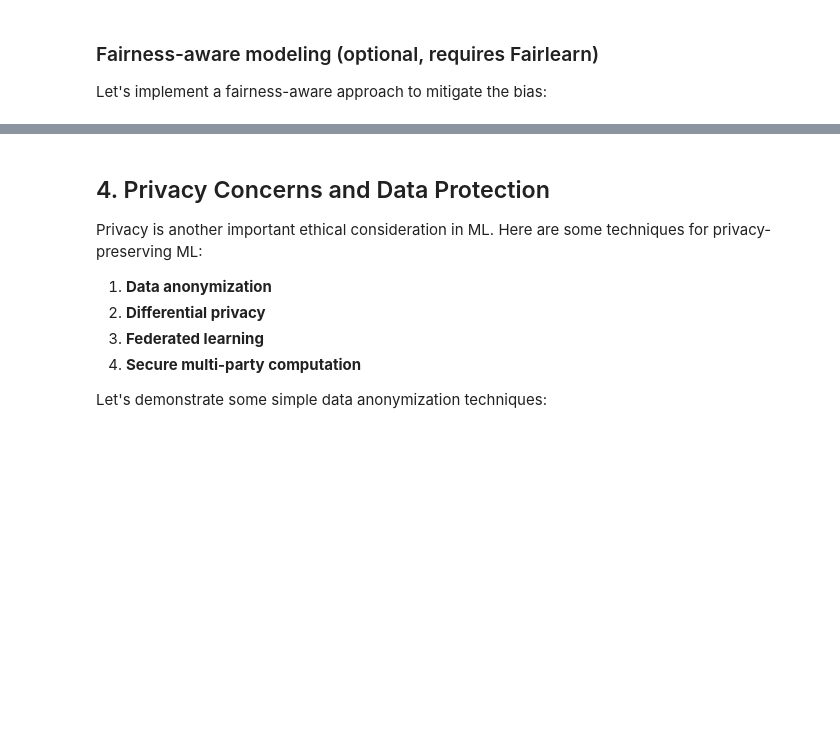
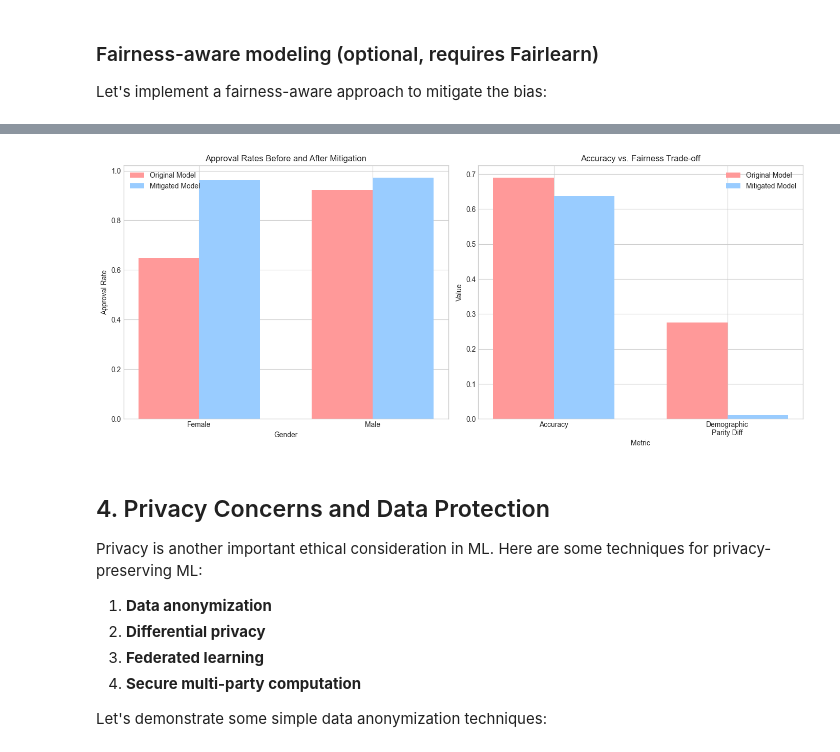
Before and after one commit to pavelklos/ai-ml, a Jupyter notebook: 2-ML/02-01-20.ipynb, the cells around one changed output, grey strips where cells are left out. Saved outputs shown, nothing was run; the diff lists cells and outputs as text; code cells hidden in the pictures; blank space fills up the shorter version.

```diff
--- a/2-ML/02-01-20.ipynb
+++ b/2-ML/02-01-20.ipynb
@@ -394,0 +657,89 @@ else:
+# %%
+# This cell will only run if Fairlearn is available
+if FAIRLEARN_AVAILABLE:
+    # Constraint for demographic parity
+    constraint = DemographicParity()
+
+    # Create a mitigated model using exponentiated gradient
+    mitigator = ExponentiatedGradient(
+        LogisticRegression(random_state=42),
+        constraints=constraint  # Directly pass the constraint object (not as a list)
+    )
+
+    # Fit the mitigator
+    mitigator.fit(X_train_scaled, y_train, sensitive_features=gender_train)
+
+    # Make predictions
+    y_pred_mitigated = mitigator.predict(X_test_scaled)
+
+    # Calculate metrics again
+    female_preds_mit = y_pred_mitigated[gender_test == 0]
+    male_preds_mit = y_pred_mitigated[gender_test == 1]
+
+    # Calculate demographic parity
+    female_approval_rate_mit = female_preds_mit.mean()
+    male_approval_rate_mit = male_preds_mit.mean()
+    demographic_parity_diff_mit = male_approval_rate_mit - female_approval_rate_mit
+
+    # Calculate disparate impact
+    disparate_impact_mit = female_approval_rate_mit / male_approval_rate_mit
+
+    # Display comparison
+    print("Before mitigation:")
+    print(f"  Female approval rate: {female_approval_rate:.4f}")
+    print(f"  Male approval rate: {male_approval_rate:.4f}")
+    print(f"  Demographic parity difference: {demographic_parity_diff:.4f}")
+    print(f"  Disparate impact: {disparate_impact:.4f}")
+
+    print("\nAfter mitigation:")
+    print(f"  Female approval rate: {female_approval_rate_mit:.4f}")
+    print(f"  Male approval rate: {male_approval_rate_mit:.4f}")
+    print(f"  Demographic parity difference: {demographic_parity_diff_mit:.4f}")
+    print(f"  Disparate impact: {disparate_impact_mit:.4f}")
+
+    # Calculate overall accuracy of mitigated model
+    accuracy_mitigated = accuracy_score(y_test, y_pred_mitigated)
+    print(f"\nOriginal model accuracy: {accuracy_score(y_test, y_pred):.4f}")
+    print(f"Mitigated model accuracy: {accuracy_mitigated:.4f}")
+
+    # Visualize comparison
+    fig, ax = plt.subplots(1, 2, figsize=(14, 6))
+
+    # Original model approval rates
+    gender_labels = ['Female', 'Male']
+    original_rates = [female_approval_rate, male_approval_rate]
+    mitigated_rates = [female_approval_rate_mit, male_approval_rate_mit]
+
+    x = np.arange(len(gender_labels))
+    width = 0.35
+
+    ax[0].bar(x - width/2, original_rates, width, label='Original Model', color='#FF9999')
+    ax[0].bar(x + width/2, mitigated_rates, width, label='Mitigated Model', color='#99CCFF')
+
+    ax[0].set_xlabel('Gender')
+    ax[0].set_ylabel('Approval Rate')
+    ax[0].set_title('Approval Rates Before and After Mitigation')
+    ax[0].set_xticks(x)
+    ax[0].set_xticklabels(gender_labels)
+    ax[0].legend()
+
+    # Accuracy and fairness tradeoff
+    metrics = ['Accuracy', 'Demographic\nParity Diff']
+    original_metrics = [accuracy_score(y_test, y_pred), abs(demographic_parity_diff)]
+    mitigated_metrics = [accuracy_mitigated, abs(demographic_parity_diff_mit)]
+
+    ax[1].bar(x - width/2, original_metrics, width, label='Original Model', color='#FF9999')
+    ax[1].bar(x + width/2, mitigated_metrics, width, label='Mitigated Model', color='#99CCFF')
+
+    ax[1].set_xlabel('Metric')
+    ax[1].set_ylabel('Value')
+    ax[1].set_title('Accuracy vs. Fairness Trade-off')
+    ax[1].set_xticks(x)
+    ax[1].set_xticklabels(metrics)
+    ax[1].legend()
+
+    plt.tight_layout()
+    plt.show()
+else:
+    print("Fairlearn library not available. Install it with 'pip install fairlearn' to run this example.")
+# %% [output]
@@ -395,3 +760,4 @@ else:
+[figure, added]
 # %% [markdown]
 ## 4. Privacy Concerns and Data Protection
 
```
Also changed, not shown: parts of 33 cells of this notebook, 1 other file.
